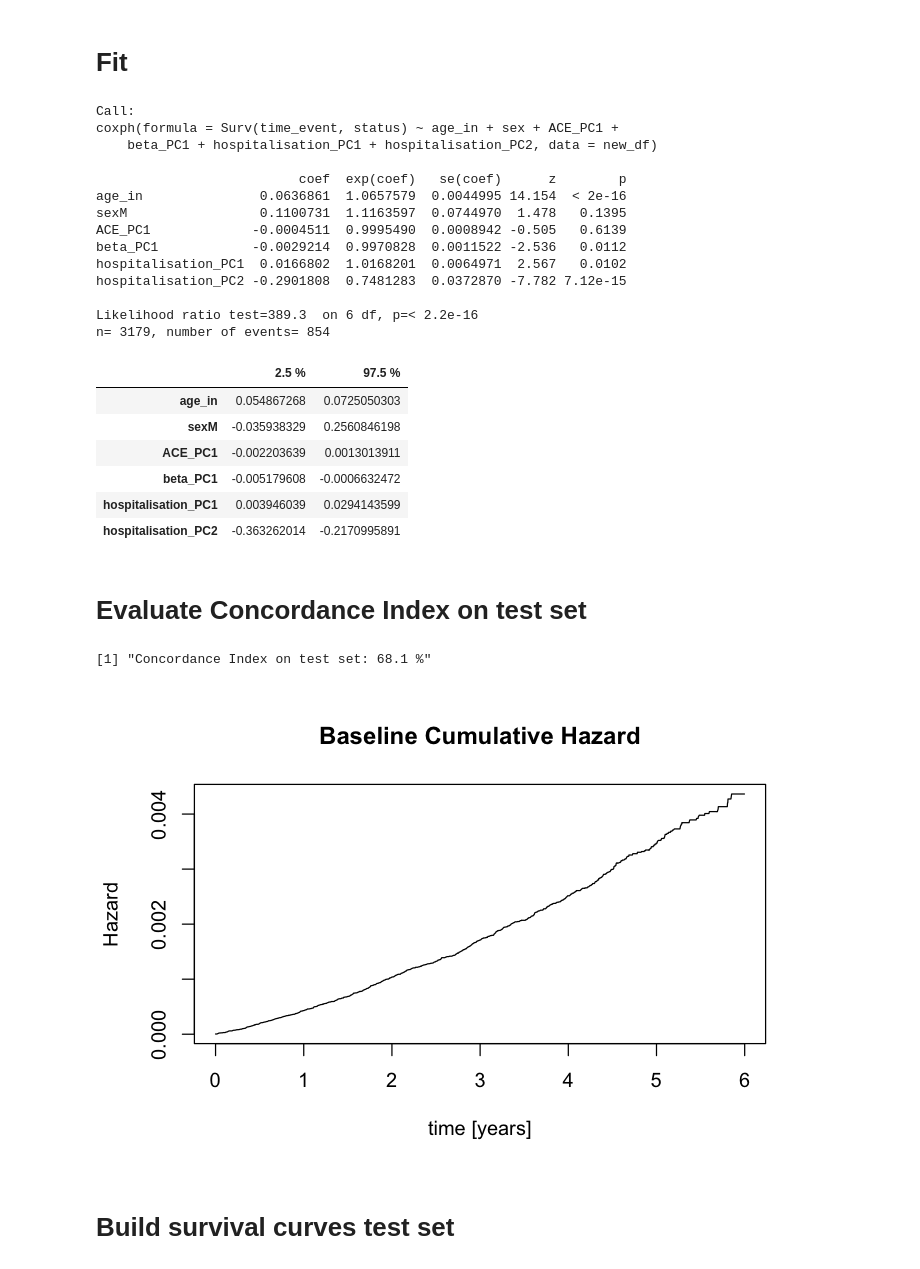
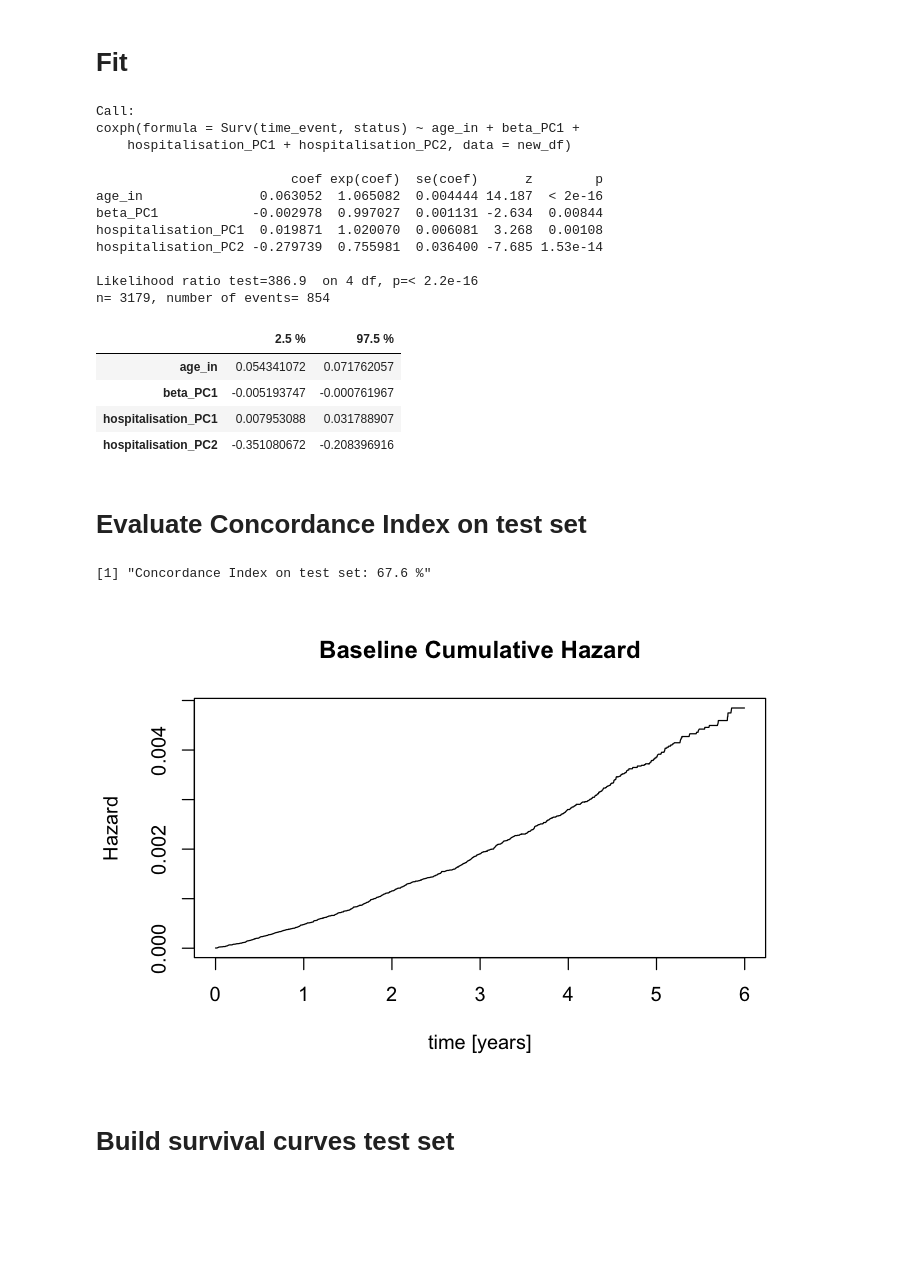
Before and after one commit to davide-burba/thesis, a Jupyter notebook: survival_process/cox_survival.ipynb, the cells around one changed output. Cells and saved outputs as stored; diff of their text form; code cells hidden in the pictures; blank space fills up the shorter version.

```diff
--- a/survival_process/cox_survival.ipynb
+++ b/survival_process/cox_survival.ipynb
@@ -60,23 +60,26 @@ for(i in 1:10){
     models = list(
         coxph(Surv(time_event,status)~ age_in + sex , data = train),
         # single process effect, 1 or 2 Principal components
-        coxph(Surv(time_event,status)~ age_in + sex + ACE_PC1, data = train),
-        coxph(Surv(time_event,status)~ age_in + sex + ACE_PC1 + ACE_PC2, data = train),
-        coxph(Surv(time_event,status)~ age_in + sex + aldosteronics_PC1, data = train),
-        coxph(Surv(time_event,status)~ age_in + sex + aldosteronics_PC1 + aldosteronics_PC2, data = train),
-        coxph(Surv(time_event,status)~ age_in + sex + beta_PC1, data = train),
-        coxph(Surv(time_event,status)~ age_in + sex + beta_PC1 + beta_PC2, data = train),
-        coxph(Surv(time_event,status)~ age_in + sex + hospitalisation_PC1, data = train),
-        coxph(Surv(time_event,status)~ age_in + sex + hospitalisation_PC1 + hospitalisation_PC2, data = train),
+        coxph(Surv(time_event,status)~ age_in  + ACE_PC1, data = train),
+        coxph(Surv(time_event,status)~ age_in  + ACE_PC1 + ACE_PC2, data = train),
+        coxph(Surv(time_event,status)~ age_in  + aldosteronics_PC1, data = train),
+        coxph(Surv(time_event,status)~ age_in  + aldosteronics_PC1 + aldosteronics_PC2, data = train),
+        coxph(Surv(time_event,status)~ age_in  + beta_PC1, data = train),
+        coxph(Surv(time_event,status)~ age_in  + beta_PC1 + beta_PC2, data = train),
+        coxph(Surv(time_event,status)~ age_in  + hospitalisation_PC1, data = train),
+        coxph(Surv(time_event,status)~ age_in  + hospitalisation_PC1 + hospitalisation_PC2, data = train),
         # all togheter
-        coxph(Surv(time_event,status)~ age_in + sex + ACE_PC1 + ACE_PC2 + aldosteronics_PC1 + aldosteronics_PC2
+        coxph(Surv(time_event,status)~ age_in + ACE_PC1 + ACE_PC2 + aldosteronics_PC1 + aldosteronics_PC2
               +  beta_PC1 + beta_PC2 + hospitalisation_PC1 + hospitalisation_PC2, data = train),
-        coxph(Surv(time_event,status)~ age_in + sex + ACE_PC1 + beta_PC1 +
+        coxph(Surv(time_event,status)~ age_in + ACE_PC1 + beta_PC1 +
               hospitalisation_PC1 + hospitalisation_PC2, data = train),
-        coxph(Surv(time_event,status)~ age_in + sex + ACE_PC1 + beta_PC1 +
+        coxph(Surv(time_event,status)~ age_in + ACE_PC1 + beta_PC1 +
               hospitalisation_PC1, data = train),
-        coxph(Surv(time_event,status)~ age_in + sex + ACE_PC1 + aldosteronics_PC1 + beta_PC1 +
+        coxph(Surv(time_event,status)~ age_in + ACE_PC1 + aldosteronics_PC1 + beta_PC1 +
+              hospitalisation_PC1 + hospitalisation_PC2, data = train),
+        coxph(Surv(time_event,status)~ age_in + beta_PC1 +
               hospitalisation_PC1 + hospitalisation_PC2, data = train)
+
     )
     # predict, evaluate
     fold_scores = c()
@@ -136,31 +140,27 @@ for(i in 1:length(models)){
 # %% [markdown]
 # Fit
 # %%
-best_model = coxph(Surv(time_event,status)~ age_in + sex + ACE_PC1 + beta_PC1 + hospitalisation_PC1 + hospitalisation_PC2, data = new_df)
+best_model = coxph(Surv(time_event,status)~ age_in + beta_PC1 + hospitalisation_PC1 + hospitalisation_PC2, data = new_df)
 best_model
 confint(best_model)
 # %% [output]
 Call:
-coxph(formula = Surv(time_event, status) ~ age_in + sex + ACE_PC1 +
-    beta_PC1 + hospitalisation_PC1 + hospitalisation_PC2, data = new_df)
+coxph(formula = Surv(time_event, status) ~ age_in + beta_PC1 +
+    hospitalisation_PC1 + hospitalisation_PC2, data = new_df)
 
-                          coef  exp(coef)   se(coef)      z        p
-age_in               0.0636861  1.0657579  0.0044995 14.154  < 2e-16
-sexM                 0.1100731  1.1163597  0.0744970  1.478   0.1395
-ACE_PC1             -0.0004511  0.9995490  0.0008942 -0.505   0.6139
-beta_PC1            -0.0029214  0.9970828  0.0011522 -2.536   0.0112
-hospitalisation_PC1  0.0166802  1.0168201  0.0064971  2.567   0.0102
-hospitalisation_PC2 -0.2901808  0.7481283  0.0372870 -7.782 7.12e-15
+                         coef exp(coef)  se(coef)      z        p
+age_in               0.063052  1.065082  0.004444 14.187  < 2e-16
+beta_PC1            -0.002978  0.997027  0.001131 -2.634  0.00844
+hospitalisation_PC1  0.019871  1.020070  0.006081  3.268  0.00108
+hospitalisation_PC2 -0.279739  0.755981  0.036400 -7.685 1.53e-14
 
-Likelihood ratio test=389.3  on 6 df, p=< 2.2e-16
+Likelihood ratio test=386.9  on 4 df, p=< 2.2e-16
 n= 3179, number of events= 854
 |  | 2.5 % | 97.5 % |
-| age_in | 0.054867268 | 0.0725050303 |
-| sexM | -0.035938329 | 0.2560846198 |
-| ACE_PC1 | -0.002203639 | 0.0013013911 |
-| beta_PC1 | -0.005179608 | -0.0006632472 |
-| hospitalisation_PC1 | 0.003946039 | 0.0294143599 |
-| hospitalisation_PC2 | -0.363262014 | -0.2170995891 |
+| age_in | 0.054341072 | 0.071762057 |
+| beta_PC1 | -0.005193747 | -0.000761967 |
+| hospitalisation_PC1 | 0.007953088 | 0.031788907 |
+| hospitalisation_PC2 | -0.351080672 | -0.208396916 |
 # %% [markdown]
 # Evaluate Concordance Index on test set
 # %%
@@ -171,7 +171,7 @@ test_score = survConcordance(Surv(time_event,status) ~ prediction, data = test_d
 
 print(paste('Concordance Index on test set:',round(test_score*100,1),'%'))
 # %% [output]
-[1] "Concordance Index on test set: 68.1 %"
+[1] "Concordance Index on test set: 67.6 %"
 # %%
 write.csv(prediction,file = '../../data/predictions_cox.csv',row.names = FALSE)
 # %%
@@ -180,7 +180,7 @@ bh = basehaz(best_model,centered = FALSE)
 options(repr.plot.width=6, repr.plot.height=4)
 plot(bh$time/365,bh$hazard, type = 'l',xlab = 'time [years]',ylab = 'Hazard', main = 'Baseline Cumulative Hazard')
 # %% [output]
-[figure, old version]
+[figure, new version]
 # %% [markdown]
 # Build survival curves test set
 # %%
```
Also changed, not shown: parts of 2 cells of this notebook, 2 other files.
